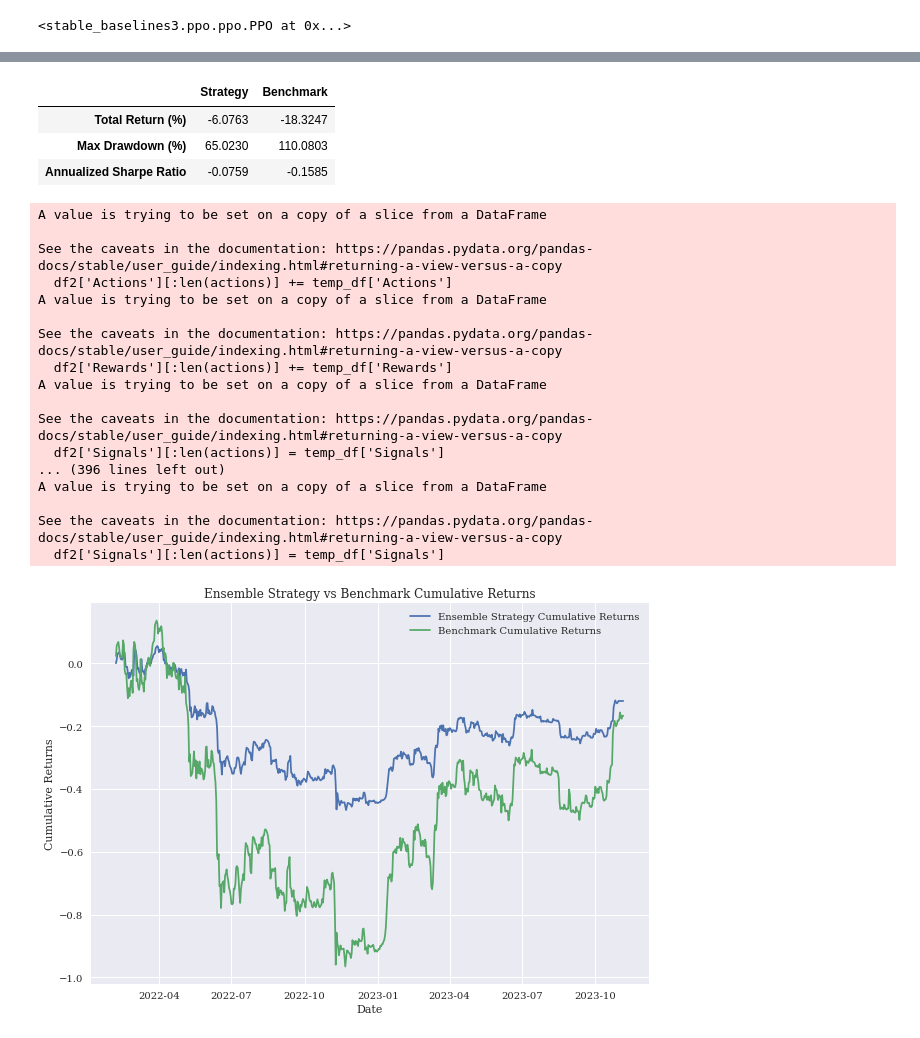
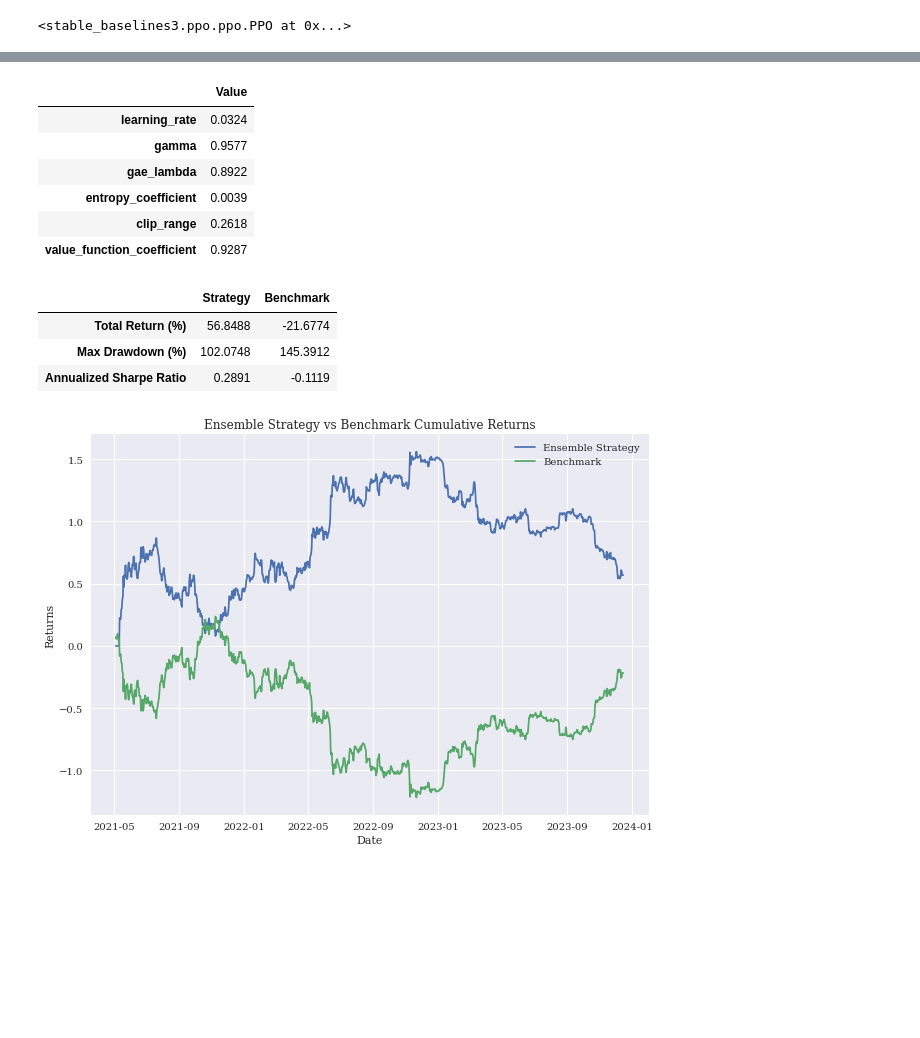
Before and after one commit to fabioquintao/Projeto-BI-Master, a Jupyter notebook: RL_for _trading.ipynb, the cells around one changed output, grey strips where cells are left out. Cells and saved outputs as stored; diff of their text form; code cells hidden in the pictures; blank space fills up the shorter version.

```diff
--- a/RL_for _trading.ipynb
+++ b/RL_for _trading.ipynb
@@ -264,8 +264,8 @@ class Finance(gym.Env):
 features = X.columns.tolist()
 
 a = 0
-b = 2500
-c = 638
+b = int(0.7 * len(X))
+c = len(X) - b
 
 # Initialize learn_env
 learn_env = Finance(data=X.iloc[a:a+b], features=features, window=10, lags=6,
@@ -488,6 +426,6 @@ def backtest_strategy_ensemble(env, model, num_runs=100):
 # %%
-# Backtest the ensemble strategy
-results = backtest_strategy_ensemble(valid_env, model)
+# Backtest the strategy
+results = backtest_strategy(valid_env, model)
 
 # Calculate cumulative returns
 strategy_cumulative_returns = results['Strategy_Returns'].cumsum()
@@ -495,10 +433,10 @@ benchmark_cumulative_returns = results['Returns'].cumsum()
 
 # Plot the results
 plt.figure(figsize=(10, 7))
-plt.plot(strategy_cumulative_returns, label='Ensemble Strategy Cumulative Returns')
-plt.plot(benchmark_cumulative_returns, label='Benchmark Cumulative Returns')
+plt.plot(strategy_cumulative_returns, label='Ensemble Strategy')
+plt.plot(benchmark_cumulative_returns, label='Benchmark')
 plt.xlabel('Date')
-plt.ylabel('Cumulative Returns')
+plt.ylabel('Returns')
 plt.title('Ensemble Strategy vs Benchmark Cumulative Returns')
 plt.legend()
 plt.grid(True)
@@ -671,11 +610,17 @@ Wrapping the env in a DummyVecEnv.
 # Access the best parameters
 best_params = study.best_params
 
+# Create the optimized model with the best parameters
 optimized_model = PPO("MlpPolicy", learn_env,
                       learning_rate=best_params['learning_rate'],
                       gamma=best_params['gamma'],
                       gae_lambda=best_params['gae_lambda'],
+                      ent_coef=best_params['entropy_coefficient'],
+                      clip_range=best_params['clip_range'],
+                      vf_coef=best_params['value_function_coefficient'],
                       verbose=0)
+
+# Train the optimized model
 optimized_model.learn(total_timesteps=10000)
 # %% [output]
 <stable_baselines3.ppo.ppo.PPO at 0x...>
@@ -706,50 +636,49 @@ std_err_strategy_metrics = np.std(all_strategy_metrics, axis=0)
+# %%
+# Convert the best_params dictionary into a DataFrame
+parameters = pd.DataFrame.from_dict(best_params, orient='index', columns=['Value'])
+
+parameters.round(4)
+# %% [output]
+|  | Value |
+| learning_rate | 0.0324 |
+| gamma | 0.9577 |
+| gae_lambda | 0.8922 |
+| entropy_coefficient | 0.0039 |
+| clip_range | 0.2618 |
+| value_function_coefficient | 0.9287 |
+# %%
+# Backtest the strategy
+best_results = backtest_strategy(valid_env, optimized_model)
+
+# Calculate metrics for strategy and benchmark
+best_strategy_metrics, benchmark_metrics = calculate_metrics(best_results)
 # %%
 # Create a DataFrame to display the metrics
 best_metrics_df = pd.DataFrame(index=['Total Return (%)', 'Max Drawdown (%)', 'Annualized Sharpe Ratio'])
-best_metrics_df['Strategy'] = mean_strategy_metrics
+best_metrics_df['Strategy'] =best_strategy_metrics
 best_metrics_df['Benchmark'] = benchmark_metrics
 
 # Display the DataFrame
 best_metrics_df.round(4)
 # %% [output]
 |  | Strategy | Benchmark |
-| Total Return (%) | -6.0763 | -18.3247 |
-| Max Drawdown (%) | 65.0230 | 110.0803 |
-| Annualized Sharpe Ratio | -0.0759 | -0.1585 |
+| Total Return (%) | 56.8488 | -21.6774 |
+| Max Drawdown (%) | 102.0748 | 145.3912 |
+| Annualized Sharpe Ratio | 0.2891 | -0.1119 |
 # %%
-# Backtest the ensemble strategy
-best_results = backtest_strategy_ensemble(valid_env, optimized_model)
-
 # Calculate cumulative returns
 strategy_cumulative_returns = best_results['Strategy_Returns'].cumsum()
-benchmark_cumulative_returns = best_results['Returns'].cumsum()
+benchmark_cumulative_returns = results['Returns'].cumsum()
 
 # Plot the results
 plt.figure(figsize=(10, 7))
-plt.plot(strategy_cumulative_returns, label='Ensemble Strategy Cumulative Returns')
-plt.plot(benchmark_cumulative_returns, label='Benchmark Cumulative Returns')
+plt.plot(strategy_cumulative_returns, label='Ensemble Strategy')
+plt.plot(benchmark_cumulative_returns, label='Benchmark')
 plt.xlabel('Date')
-plt.ylabel('Cumulative Returns')
+plt.ylabel('Returns')
 plt.title('Ensemble Strategy vs Benchmark Cumulative Returns')
 plt.legend()
 plt.grid(True)
 plt.show()
 # %% [output]
-A value is trying to be set on a copy of a slice from a DataFrame
-
-See the caveats in the documentation: https://pandas.pydata.org/pandas-docs/stable/user_guide/indexing.html#returning-a-view-versus-a-copy
-  df2['Actions'][:len(actions)] += temp_df['Actions']
-A value is trying to be set on a copy of a slice from a DataFrame
-
-See the caveats in the documentation: https://pandas.pydata.org/pandas-docs/stable/user_guide/indexing.html#returning-a-view-versus-a-copy
-  df2['Rewards'][:len(actions)] += temp_df['Rewards']
-A value is trying to be set on a copy of a slice from a DataFrame
-
-See the caveats in the documentation: https://pandas.pydata.org/pandas-docs/stable/user_guide/indexing.html#returning-a-view-versus-a-copy
-  df2['Signals'][:len(actions)] = temp_df['Signals']
-... (396 lines left out)
-A value is trying to be set on a copy of a slice from a DataFrame
-
-See the caveats in the documentation: https://pandas.pydata.org/pandas-docs/stable/user_guide/indexing.html#returning-a-view-versus-a-copy
-  df2['Signals'][:len(actions)] = temp_df['Signals']
-[figure, old version]
+[figure, new version]
```
Also changed, not shown: parts of 19 cells of this notebook.
